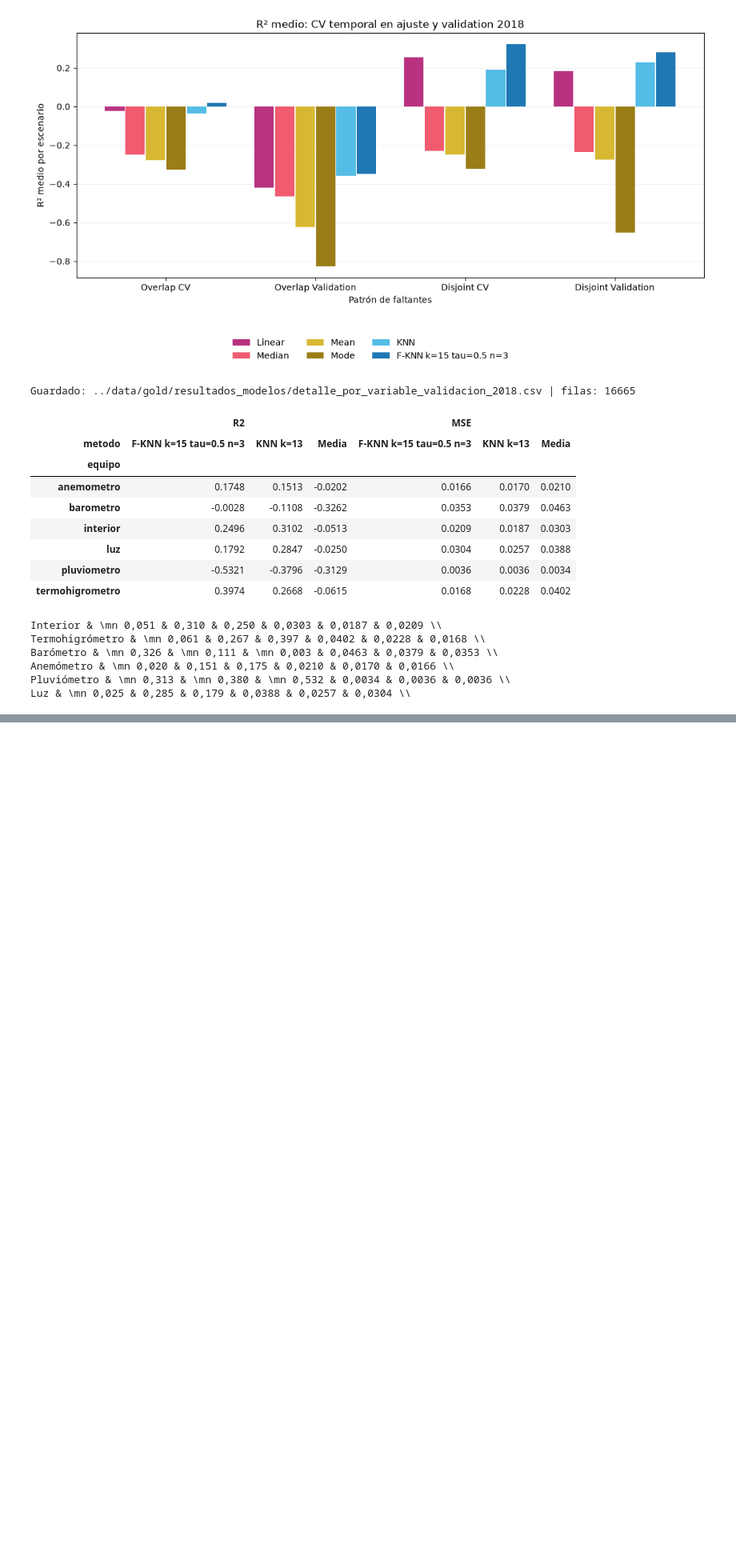
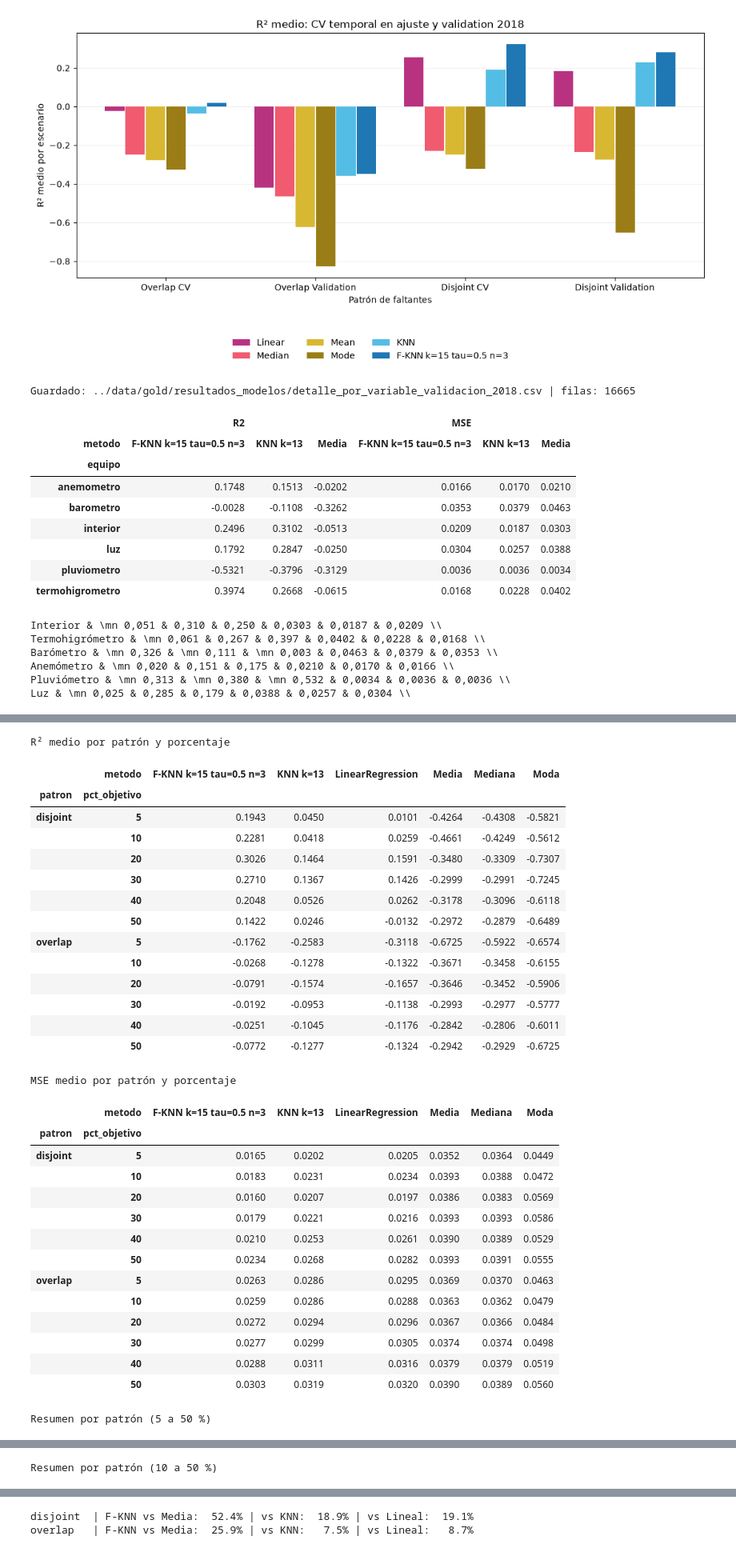
Before and after one commit to GabrielCastroBenitez09/Proyecto-Machine-Learning1, a Jupyter notebook: notebooks/03_flujo_modelamiento_FINAL.ipynb, the cells around one changed output, grey strips where cells are left out. Shown at 80% size. Cells and saved outputs as stored; diff of their text form; code cells hidden in the pictures; blank space fills up the shorter version.

Commit message:
Ajuste de hiperparametros y finalizacion del proyecto

```diff
--- a/notebooks/03_flujo_modelamiento_ajuste_validacion_prueba_corregido.ipynb
+++ b/notebooks/03_flujo_modelamiento_FINAL.ipynb
@@ -1846,0 +1895,65 @@ Luz & \mn 0,025 & 0,285 & 0,179 & 0,0388 & 0,0257 & 0,0304 \\
+# %%
+test = resultados_test[resultados_test["pct_objetivo"] <= 50].copy()
+
+# 1) R² y MSE por patrón y porcentaje (promedio entre escenarios)
+resumen_test = (
+    test.groupby(["patron", "pct_objetivo", "metodo"], as_index=False)
+        .agg(R2=("R2", "mean"), MSE=("MSE", "mean"))
+)
+print("R² medio por patrón y porcentaje")
+display(resumen_test.pivot(index=["patron", "pct_objetivo"], columns="metodo", values="R2").round(4))
+print("MSE medio por patrón y porcentaje")
+display(resumen_test.pivot(index=["patron", "pct_objetivo"], columns="metodo", values="MSE").round(4))
+
+# 2) Resumen por patrón, con variabilidad (todos los porcentajes)
+tabla_prueba = (
+    test.groupby(["patron", "metodo"])
+        .agg(escenarios=("R2", "size"), R2_medio=("R2", "mean"), R2_sd=("R2", "std"),
+             R2_min=("R2", "min"), MSE_medio=("MSE", "mean"))
+        .round(4)
+)
+print("Resumen por patrón (5 a 50 %)")
+display(tabla_prueba)
+
+# 3) Lo mismo sin el 5 %, donde el R² es muy inestable
+tabla_prueba_10 = (
+    test[test["pct_objetivo"] >= 10]
+        .groupby(["patron", "metodo"])
+        .agg(escenarios=("R2", "size"), R2_medio=("R2", "mean"), R2_sd=("R2", "std"),
+             MSE_medio=("MSE", "mean"))
+        .round(4)
+)
+print("Resumen por patrón (10 a 50 %)")
+display(tabla_prueba_10)
+# %% [output]
+R² medio por patrón y porcentaje
+|  | metodo | F-KNN k=15 tau=0.5 n=3 | KNN k=13 | LinearRegression | Media | Mediana | Moda |
+| patron | pct_objetivo |  |  |  |  |  |  |
+| disjoint | 5 | 0.1943 | 0.0450 | 0.0101 | -0.4264 | -0.4308 | -0.5821 |
+|  | 10 | 0.2281 | 0.0418 | 0.0259 | -0.4661 | -0.4249 | -0.5612 |
+|  | 20 | 0.3026 | 0.1464 | 0.1591 | -0.3480 | -0.3309 | -0.7307 |
+|  | 30 | 0.2710 | 0.1367 | 0.1426 | -0.2999 | -0.2991 | -0.7245 |
+|  | 40 | 0.2048 | 0.0526 | 0.0262 | -0.3178 | -0.3096 | -0.6118 |
+|  | 50 | 0.1422 | 0.0246 | -0.0132 | -0.2972 | -0.2879 | -0.6489 |
+| overlap | 5 | -0.1762 | -0.2583 | -0.3118 | -0.6725 | -0.5922 | -0.6574 |
+|  | 10 | -0.0268 | -0.1278 | -0.1322 | -0.3671 | -0.3458 | -0.6155 |
+|  | 20 | -0.0791 | -0.1574 | -0.1657 | -0.3646 | -0.3452 | -0.5906 |
+|  | 30 | -0.0192 | -0.0953 | -0.1138 | -0.2993 | -0.2977 | -0.5777 |
+|  | 40 | -0.0251 | -0.1045 | -0.1176 | -0.2842 | -0.2806 | -0.6011 |
+|  | 50 | -0.0772 | -0.1277 | -0.1324 | -0.2942 | -0.2929 | -0.6725 |
+MSE medio por patrón y porcentaje
+|  | metodo | F-KNN k=15 tau=0.5 n=3 | KNN k=13 | LinearRegression | Media | Mediana | Moda |
+| patron | pct_objetivo |  |  |  |  |  |  |
+| disjoint | 5 | 0.0165 | 0.0202 | 0.0205 | 0.0352 | 0.0364 | 0.0449 |
+|  | 10 | 0.0183 | 0.0231 | 0.0234 | 0.0393 | 0.0388 | 0.0472 |
+|  | 20 | 0.0160 | 0.0207 | 0.0197 | 0.0386 | 0.0383 | 0.0569 |
+|  | 30 | 0.0179 | 0.0221 | 0.0216 | 0.0393 | 0.0393 | 0.0586 |
+|  | 40 | 0.0210 | 0.0253 | 0.0261 | 0.0390 | 0.0389 | 0.0529 |
+|  | 50 | 0.0234 | 0.0268 | 0.0282 | 0.0393 | 0.0391 | 0.0555 |
+| overlap | 5 | 0.0263 | 0.0286 | 0.0295 | 0.0369 | 0.0370 | 0.0463 |
+|  | 10 | 0.0259 | 0.0286 | 0.0288 | 0.0363 | 0.0362 | 0.0479 |
+|  | 20 | 0.0272 | 0.0294 | 0.0296 | 0.0367 | 0.0366 | 0.0484 |
+|  | 30 | 0.0277 | 0.0299 | 0.0305 | 0.0374 | 0.0374 | 0.0498 |
+|  | 40 | 0.0288 | 0.0311 | 0.0316 | 0.0379 | 0.0379 | 0.0519 |
+|  | 50 | 0.0303 | 0.0319 | 0.0320 | 0.0390 | 0.0389 | 0.0560 |
+Resumen por patrón (5 a 50 %)
@@ -1846,0 +1974 @@ Luz & \mn 0,025 & 0,285 & 0,179 & 0,0388 & 0,0257 & 0,0304 \\
+Resumen por patrón (10 a 50 %)
@@ -1846,0 +1989,13 @@ Luz & \mn 0,025 & 0,285 & 0,179 & 0,0388 & 0,0257 & 0,0304 \\
+# %%
+FINAL = "F-KNN k=15 tau=0.5 n=3"
+mse_medio = test.groupby(["patron", "metodo"])["MSE"].mean().unstack("metodo")
+for patron in mse_medio.index:
+    f = mse_medio.loc[patron, FINAL]
+    print(
+        f"{patron:9s} | F-KNN vs Media: {1 - f / mse_medio.loc[patron, 'Media']:6.1%}"
+        f" | vs KNN: {1 - f / mse_medio.loc[patron, 'KNN k=13']:6.1%}"
+        f" | vs Lineal: {1 - f / mse_medio.loc[patron, 'LinearRegression']:6.1%}"
+    )
+# %% [output]
+disjoint  | F-KNN vs Media:  52.4% | vs KNN:  18.9% | vs Lineal:  19.1%
+overlap   | F-KNN vs Media:  25.9% | vs KNN:   7.5% | vs Lineal:   8.7%
```
Also changed, not shown: parts of 30 cells of this notebook, 1 other file.
